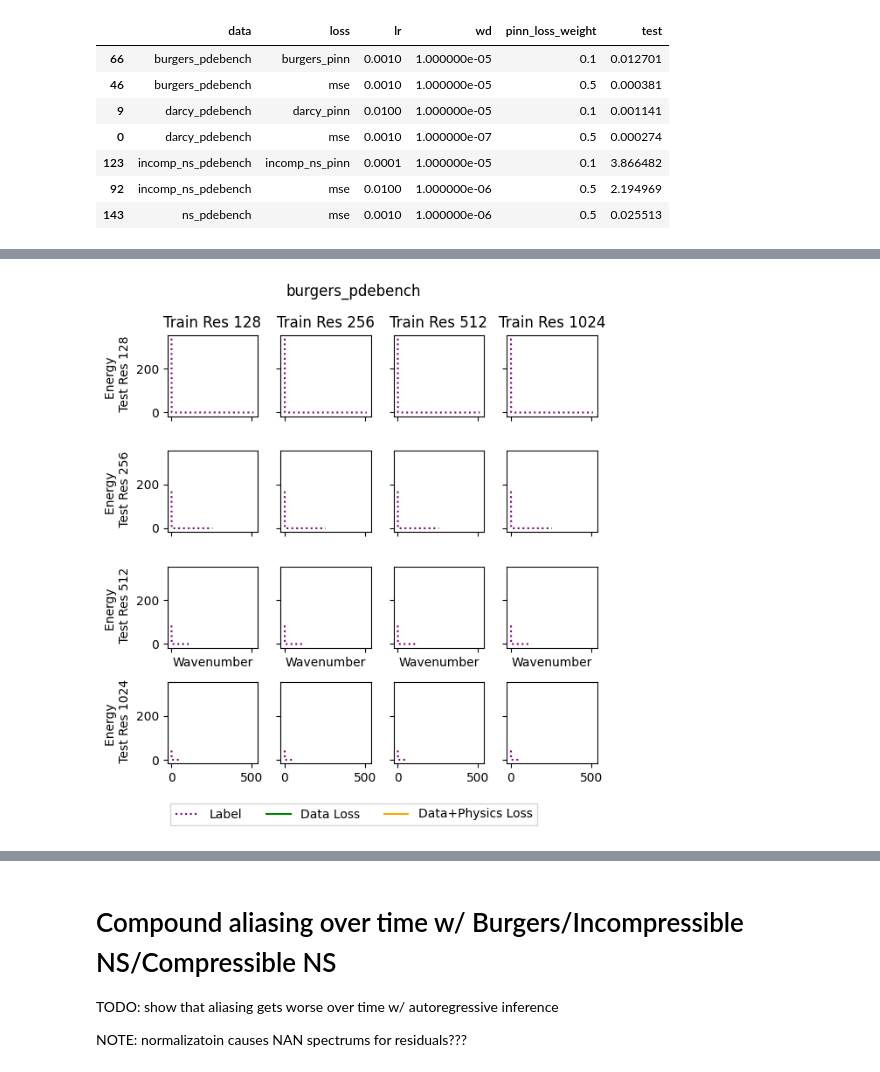
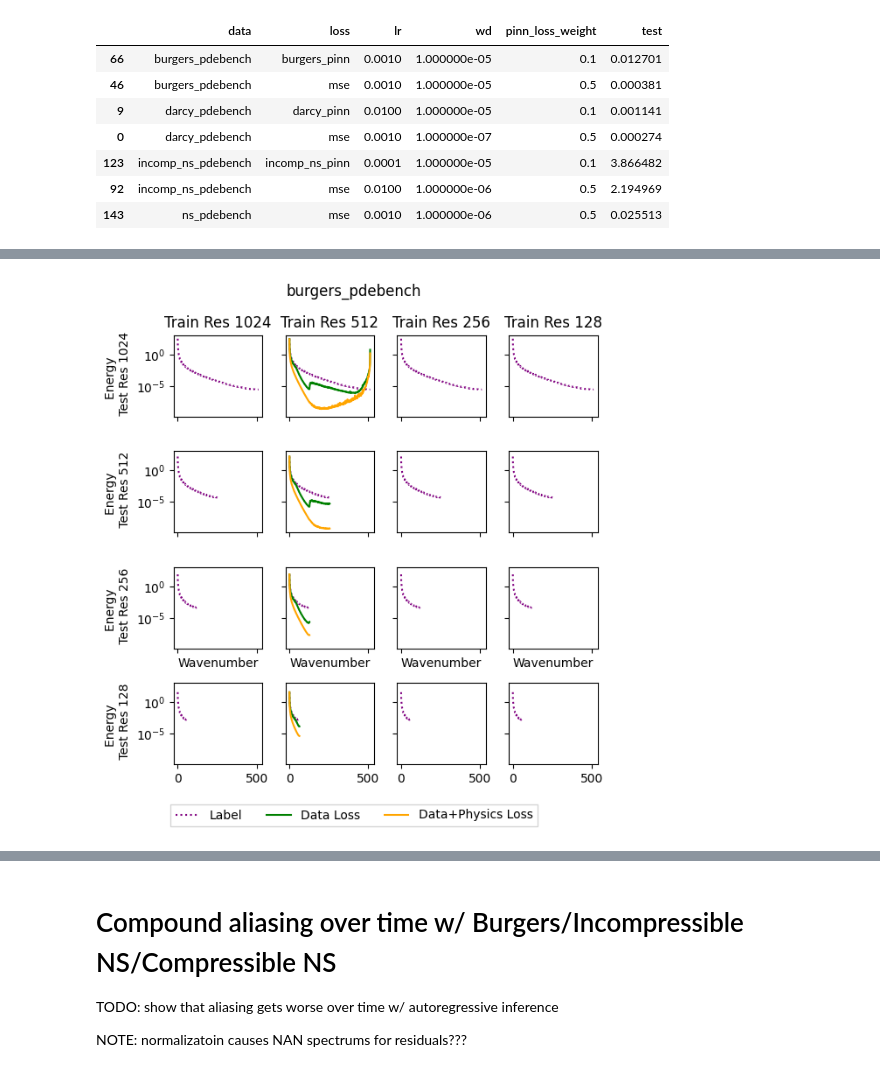
Before and after one commit to msakarvadia/operator_aliasing, a Jupyter notebook: notebooks/figures.ipynb, the cells around one changed output, grey strips where cells are left out. Saved outputs shown, nothing was run; the diff lists cells and outputs as text; code cells hidden in the pictures.

```diff
--- a/notebooks/figures.ipynb
+++ b/notebooks/figures.ipynb
@@ -10,6 +10,8 @@ import numpy as np
 import pandas as pd
 import seaborn as sns
 import torch
+from matplotlib import ticker
+from torch.utils.data import DataLoader
 
 from operator_aliasing.data.utils import get_data
 from operator_aliasing.data.utils import get_dataset
@@ -18,6 +20,7 @@ from operator_aliasing.train.utils import load_latest_ckpt
 from operator_aliasing.utils import get_energy_curve
 from operator_aliasing.utils import get_energy_curve_1d
 from operator_aliasing.utils import get_model_preds
+from operator_aliasing.utils import get_dataset_info
 
 device = torch.device('cuda' if torch.cuda.is_available() else 'cpu')
 print(f'{device=}')
@@ -34,4 +37,10 @@ def str_from_res(resolutions=[0, 1, 0, 0]):
     resolutions = resolutions.replace(' ', '')
     resolutions = resolutions.replace(',', '_')
     return resolutions
+
+# dataset params
+darcy_forcing_term = 1.0
+burger_viscosity = 0.001
+comp_ns_params = ['Turb', 1.0, 1e-08, 1e-08, 'periodic', 512]
+seed = 0
 # %% [output]
@@ -690,42 +695,28 @@ for dataset_name in [
         energy_curve_func = get_energy_curve
 
     print(f'{dataset_name=}')
-    batch_size = 128
-    batch_size = 128
-    in_channels = 10
-    out_channels = 1
-    initial_steps = 10
-    filter_lim = -1
-    downsample_dim = -1
+    # if dataset_name == 'incomp_ns_pdebench':
+    img_sizes = [510, 255, 85, 17]
+    (
+        model_name,
+        in_channels,
+        out_channels,
+        initial_steps,
+        loss,
+        batch_size,
+        _,
+        _,
+        _,
+    ) = get_dataset_info(dataset_name, "mse")
 
-    model_name = 'FNO2D'
-    darcy_forcing_term = 1.0
-    burger_viscosity = 0.001
-    seed = 0
+    if dataset_name == 'ns_pdebench':
+        img_sizes = [512, 256, 128, 64]
+
     if dataset_name == 'darcy_pdebench':
-        pinn_loss_name = 'darcy_pinn'
         img_sizes = [128, 64, 32, 16]
-        batch_size = 128
-        in_channels = 1
-        initial_steps = 1
-        lr = '0001'
-        wd = 1e-5
-        pinn_loss_weight = '025'
 
     if dataset_name == 'burgers_pdebench':
-        img_sizes = [128, 256, 512, 1024]
-        pinn_loss_name = 'burgers_pinn'
-        batch_size = 64
-        model_name = 'FNO1D'
-        lr = '0001'
-        wd = 1e-7
-
-    if dataset_name == 'incomp_ns_pdebench':
-        img_sizes = [17, 85, 255, 510]
-        pinn_loss_name = 'incomp_ns_pinn'
-        batch_size = 4
-        lr = '00001'
-        wd = 1e-7
+        img_sizes = [1024, 512, 256, 128]
 
     for epoch in [150]:  # 0, 50, 100, 250, 500
         fig, axes = plt.subplots(
@@ -735,21 +726,22 @@ for dataset_name in [
             # get data
             test_resolutions = [0, 0, 0, 0]
             test_resolutions[test_size] = 1
-            train_loader, test_loaders = get_data(
+            dataset = get_dataset(
                 dataset_name=dataset_name,
-                filter_lim=filter_lim,
+                filter_lim=-1,
                 img_size=test_size,
-                downsample_dim=downsample_dim,
+                downsample_dim=-1,
                 train=False,
                 initial_steps=initial_steps,
                 model_name=model_name,
                 darcy_forcing_term=darcy_forcing_term,
                 burger_viscosity=burger_viscosity,
-                seed=seed,
                 batch_size=batch_size,
+                seed=0,
                 resolution_ratios=test_resolutions,
-                test_res='single',
             )
+            test_loader = DataLoader(dataset, batch_size=1)
+
             for x_idx, img_size in enumerate(range(4)):
                 if y_idx == 2:
                     axes[y_idx, x_idx].set_xlabel('Wavenumber')
@@ -765,7 +757,7 @@ for dataset_name in [
                 train_resolutions = [0, 0, 0, 0]
                 train_resolutions[img_size] = 1
                 train_resolutions = ''.join(str(train_resolutions).split())
-                test_loader = test_loaders['test']
+
                 label_spectrum = energy_curve_func(
                     torch.concat(
                         [
@@ -783,19 +775,29 @@ for dataset_name in [
                     color='purple',
                     linestyle=':',
                 )
-                for _y_idx, loss in enumerate(['mse', pinn_loss_name]):
+                for _y_idx, loss in enumerate(['mse', 'pinn']):
+                    (
+                        model_name,
+                        in_channels,
+                        out_channels,
+                        initial_steps,
+                        loss,
+                        batch_size,
+                        lr,
+                        wd,
+                        pinn_loss_weight,
+                    ) = get_dataset_info(dataset_name, loss)
+                    lr = str(lr).replace('.', '')
                     loss_type = 'Data Loss'
                     col = 'green'
                     if 'pinn' in loss:
                         loss_type = 'Data+Physics Loss'
                         col = 'orange'
-                        pinn_loss_w = pinn_loss_weight
-                    else:
-                        pinn_loss_w = '05'
 
                     max_mode = img_sizes[img_size] // 2
-                    ckpt_dir = f'{lr}_{wd}_15_05_{loss}_{batch_size}_{dataset_name}_-1_-1_{max_mode}_{model_name}_{in_channels}_{out_channels}_{pinn_loss_w}_{initial_steps}_single_{train_resolutions}'
+                    ckpt_dir = f'{lr}_{wd}_15_05_{loss}_{batch_size}_{dataset_name}_-1_-1_{max_mode}_{model_name}_{in_channels}_{out_channels}_{pinn_loss_weight}_{initial_steps}_single_{str_from_res(train_resolutions)}'
                     ckpt_pth = f'{ckpt_path}/{ckpt_dir}/'
+                    ckpt_pth = ckpt_pth.replace(".",'')
                     model = get_model(
                         model_name=model_name,
                         max_modes=max_mode,
@@ -894,4 +889,4 @@ waiting for experiment:  /pscratch/sd/m/mansisak/operator_aliasing/operator_alia
-[figure, old version]
+[figure, new version]
 2d energy
 dataset_name='incomp_ns_pdebench'
 resolution_ratios=[1, 0, 0, 0]
```
Also changed, not shown: parts of 8 cells of this notebook.
